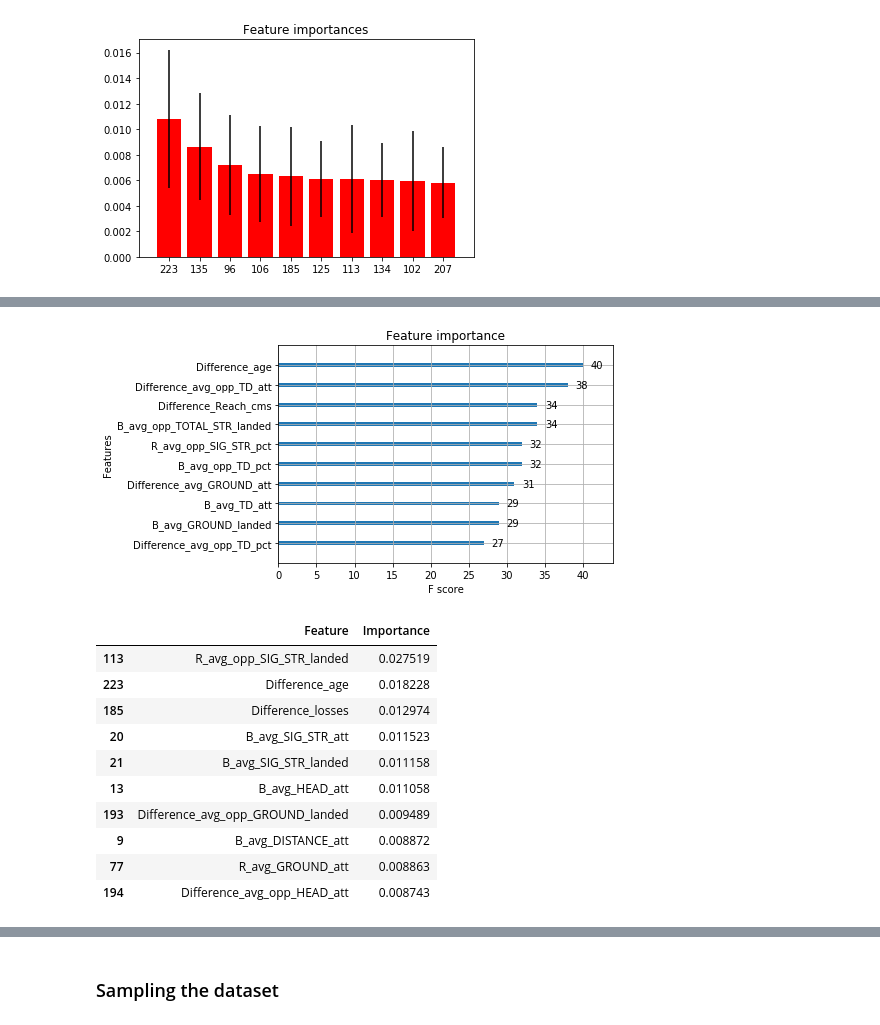
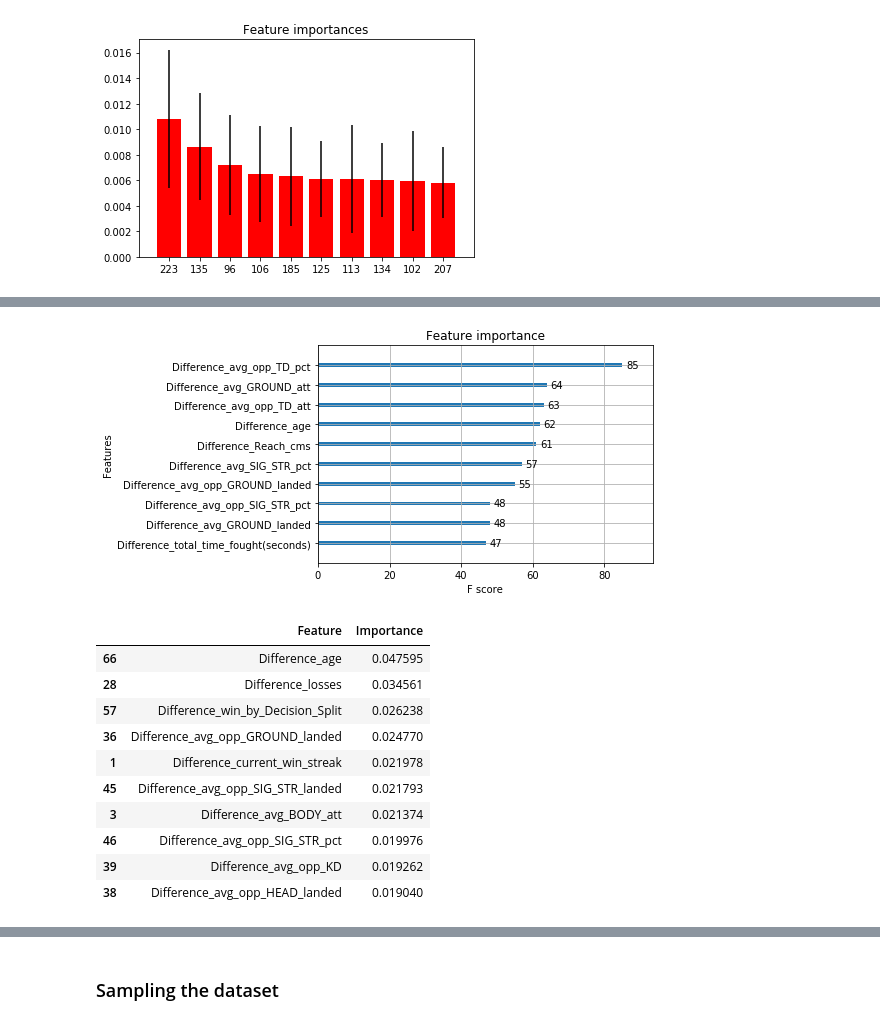
Before and after one commit to peteryph/Kaggle-Heart-Disease-UCI, a Jupyter notebook: UFC fight club.ipynb, the cells around one changed output, grey strips where cells are left out. Cells and saved outputs as stored; diff of their text form; code cells hidden in the pictures.

Commit message:
Add more feature importance work

```diff
--- a/UFC fight club.ipynb
+++ b/UFC fight club.ipynb
@@ -284,0 +326,7 @@ XGBClassifier(base_score=0.5, booster='gbtree', colsample_bylevel=1,
+# %%
+X = df3
+# %%
+forest = ExtraTreesClassifier(n_estimators=250, random_state=0)
+
+forest.fit(X,Y)
+importances = forest.feature_importances_
@@ -285,28 +364,30 @@ XGBClassifier(base_score=0.5, booster='gbtree', colsample_bylevel=1,
 # %%
+model = XGBClassifier()
+model.fit(X, Y)
+
 # plot feature importance
 plot_importance(model, max_num_features= 10)
-# plt.rcParams["figure.figsize"] = (100, 50)
 pyplot.show()
 # %% [output]
-[figure, old version]
+[figure, new version]
 # %%
-def rf_feat_importance(m, df):
+def feat_importance(m, df):
     return pandas.DataFrame({'Feature':df.columns, 'Importance':m.feature_importances_}).sort_values('Importance', ascending=False)
 
 
-fi = rf_feat_importance(model, X); fi[:10]
+fi = feat_importance(model, X); fi[:10]
 # %% [output]
 |  | Feature | Importance |
-| 113 | R_avg_opp_SIG_STR_landed | 0.027519 |
-| 223 | Difference_age | 0.018228 |
-| 185 | Difference_losses | 0.012974 |
-| 20 | B_avg_SIG_STR_att | 0.011523 |
-| 21 | B_avg_SIG_STR_landed | 0.011158 |
-| 13 | B_avg_HEAD_att | 0.011058 |
-| 193 | Difference_avg_opp_GROUND_landed | 0.009489 |
-| 9 | B_avg_DISTANCE_att | 0.008872 |
-| 77 | R_avg_GROUND_att | 0.008863 |
-| 194 | Difference_avg_opp_HEAD_att | 0.008743 |
+| 66 | Difference_age | 0.047595 |
+| 28 | Difference_losses | 0.034561 |
+| 57 | Difference_win_by_Decision_Split | 0.026238 |
+| 36 | Difference_avg_opp_GROUND_landed | 0.024770 |
+| 1 | Difference_current_win_streak | 0.021978 |
+| 45 | Difference_avg_opp_SIG_STR_landed | 0.021793 |
+| 3 | Difference_avg_BODY_att | 0.021374 |
+| 46 | Difference_avg_opp_SIG_STR_pct | 0.019976 |
+| 39 | Difference_avg_opp_KD | 0.019262 |
+| 38 | Difference_avg_opp_HEAD_landed | 0.019040 |
 # %%
 plot1 = fi[:20].plot('Feature', 'Importance', figsize=(14,6), legend=False, kind = 'barh')
 plot1;
```
Also changed, not shown: parts of 9 cells of this notebook.
